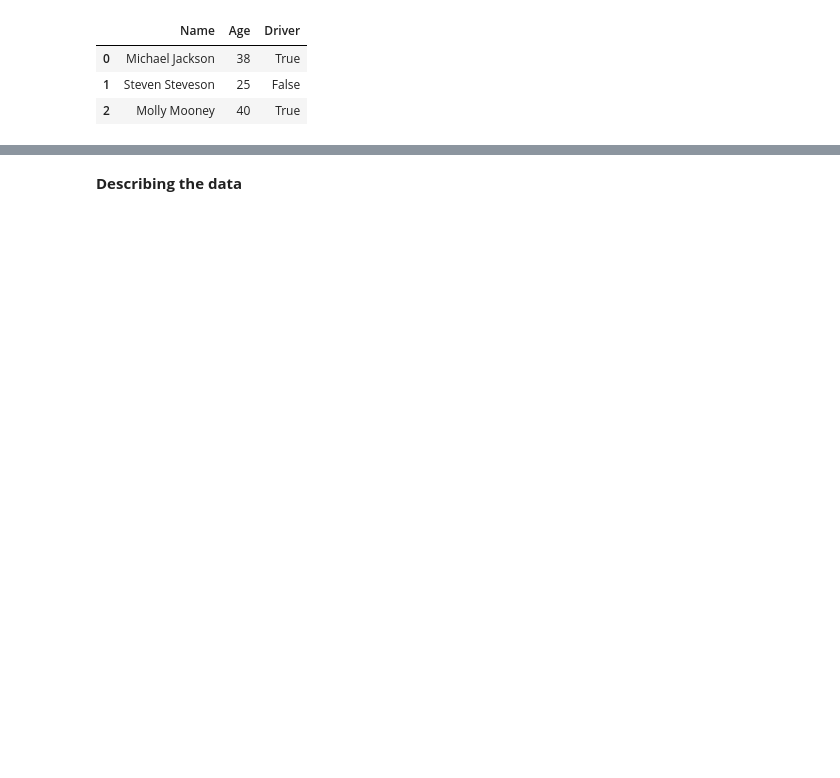
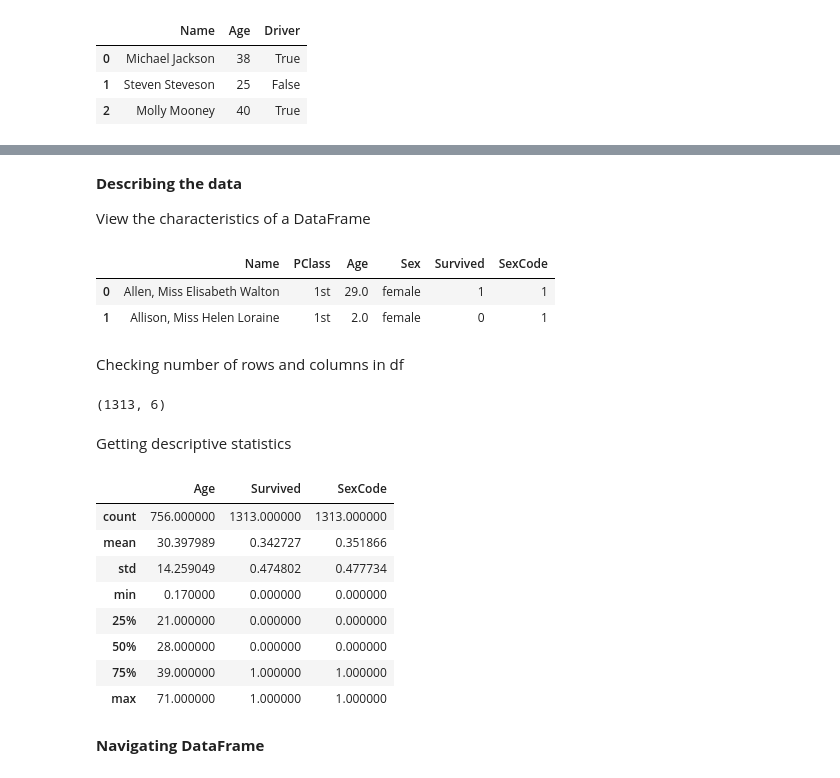
Before and after one commit to bipinthecoder/machine-learning-basics, a Jupyter notebook: ml_data_wrangling.ipynb, the cells around one changed output, grey strips where cells are left out. Saved outputs shown, nothing was run; the diff lists cells and outputs as text; code cells hidden in the pictures; blank space fills up the shorter version.

Commit message:
Added ignore_index() notes and describe dataFrame code

```diff
--- a/ml_data_wrangling.ipynb
+++ b/ml_data_wrangling.ipynb
@@ -52,2 +64,38 @@ dataframe.append(new_person_row, ignore_index=True)
 # %% [markdown]
 **Describing the data**
+
+View the characteristics of a DataFrame
+# %%
+import pandas as pd
+
+url = 'https://raw.githubusercontent.com/chrisalbon/simulated_datasets/master/titanic.csv'
+
+dataframe = pd.read_csv(url)
+
+dataframe.head(2)
+# %% [output]
+|  | Name | PClass | Age | Sex | Survived | SexCode |
+| 0 | Allen, Miss Elisabeth Walton | 1st | 29.0 | female | 1 | 1 |
+| 1 | Allison, Miss Helen Loraine | 1st | 2.0 | female | 0 | 1 |
+# %% [markdown]
+Checking number of rows and columns in df
+# %%
+dataframe.shape
+# %% [output]
+(1313, 6)
+# %% [markdown]
+Getting descriptive statistics
+# %%
+dataframe.describe()
+# %% [output]
+|  | Age | Survived | SexCode |
+| count | 756.000000 | 1313.000000 | 1313.000000 |
+| mean | 30.397989 | 0.342727 | 0.351866 |
+| std | 14.259049 | 0.474802 | 0.477734 |
+| min | 0.170000 | 0.000000 | 0.000000 |
+| 25% | 21.000000 | 0.000000 | 0.000000 |
+| 50% | 28.000000 | 0.000000 | 0.000000 |
+| 75% | 39.000000 | 1.000000 | 1.000000 |
+| max | 71.000000 | 1.000000 | 1.000000 |
+# %% [markdown]
+**Navigating DataFrame**
```
Also changed, not shown: parts of 3 cells of this notebook.
